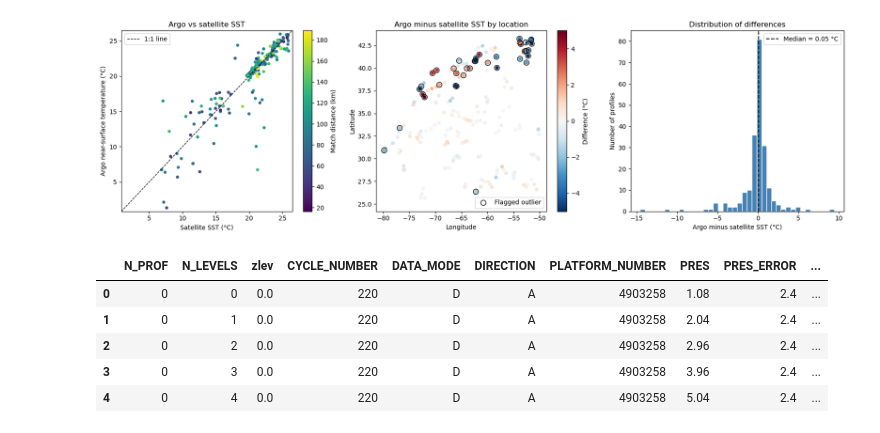
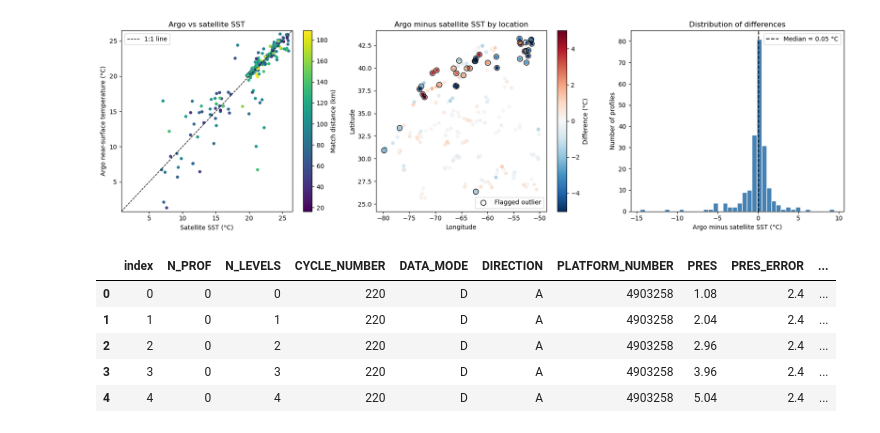
Before and after one commit to claranp/DSCI-403-Final-Project, a Jupyter notebook: preprocessing.ipynb, the cells around one changed output. Saved outputs shown, nothing was run; the diff lists cells and outputs as text; code cells hidden in the pictures.

```diff
--- a/preprocessing.ipynb
+++ b/preprocessing.ipynb
@@ -104,7 +99,11 @@ colocated_sst = regional_sst_loaded.sst.sel(time=ds_argo_profiles['TIME'], latit
 ds_argo_profiles['matched_sst'] = colocated_sst
 
 # Convert the matched Argo/SST data into a pandas dataframe (GS_0123 means gulf stream january 2023)
-df_GS_0123 = ds_argo_profiles.to_dataframe()
+df_GS_0123 = ds_argo_profiles.to_dataframe().reset_index()
+
+# convert SST data as well and save it for future visualizations
+df_reg_sst = regional_sst_loaded.to_dataframe().reset_index()
+df_reg_sst.to_csv('SST_only_gulfstream_jan_2023_not_clean.csv', index=False)
 
 df_GS_0123.head()
 # %% [output]
@@ -142,3 +142,5 @@ memory usage: 20.8 MB
+# %%
+df_GS_0123 = df_GS_0123.drop(columns=['zlev'])
 # %% [markdown]
 ### Chandler input below
 # %% [markdown]
@@ -306,2 +306,0 @@ df_GS_0123.to_pickle("df_GS_0123.pkl")
-# %%
-df_GS_0123 = pd.read_pickle("df_GS_0123.pkl")
@@ -402,5 +397,5 @@ if __name__ == "__main__":
 # %%
-clean, surface, prof = preprocess(df_GS_0123)
+df_clean, near_surface_df, prof = preprocess(df_GS_0123)
 # %% [output]
 Starting rows: 150070
 Removed padding / missing TEMP or PRES: 150070 -> 97145 (52925 removed)
@@ -463,11 +458,11 @@ plot_summary(prof)
 # %% [output]
 [figure]
 # %%
-clean.head()
+df_clean.head()
 # %% [output]
-|  | N_PROF | N_LEVELS | zlev | CYCLE_NUMBER | DATA_MODE | DIRECTION | PLATFORM_NUMBER | PRES | PRES_ERROR | ... |
-| 0 | 0 | 0 | 0.0 | 220 | D | A | 4903258 | 1.08 | 2.4 | ... |
-| 1 | 0 | 1 | 0.0 | 220 | D | A | 4903258 | 2.04 | 2.4 | ... |
-| 2 | 0 | 2 | 0.0 | 220 | D | A | 4903258 | 2.96 | 2.4 | ... |
-| 3 | 0 | 3 | 0.0 | 220 | D | A | 4903258 | 3.96 | 2.4 | ... |
-| 4 | 0 | 4 | 0.0 | 220 | D | A | 4903258 | 5.04 | 2.4 | ... |
+|  | index | N_PROF | N_LEVELS | CYCLE_NUMBER | DATA_MODE | DIRECTION | PLATFORM_NUMBER | PRES | PRES_ERROR | ... |
+| 0 | 0 | 0 | 0 | 220 | D | A | 4903258 | 1.08 | 2.4 | ... |
+| 1 | 1 | 0 | 1 | 220 | D | A | 4903258 | 2.04 | 2.4 | ... |
+| 2 | 2 | 0 | 2 | 220 | D | A | 4903258 | 2.96 | 2.4 | ... |
+| 3 | 3 | 0 | 3 | 220 | D | A | 4903258 | 3.96 | 2.4 | ... |
+| 4 | 4 | 0 | 4 | 220 | D | A | 4903258 | 5.04 | 2.4 | ... |
```
Also changed, not shown: parts of 13 cells of this notebook, 7 other files.
